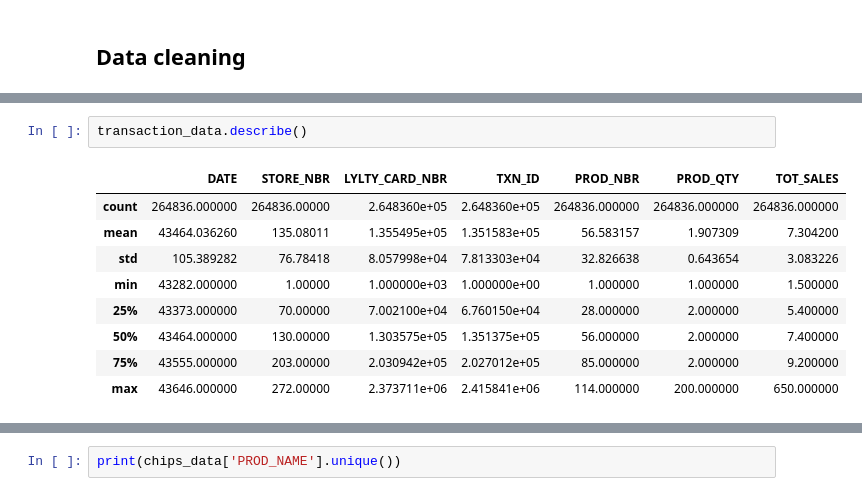
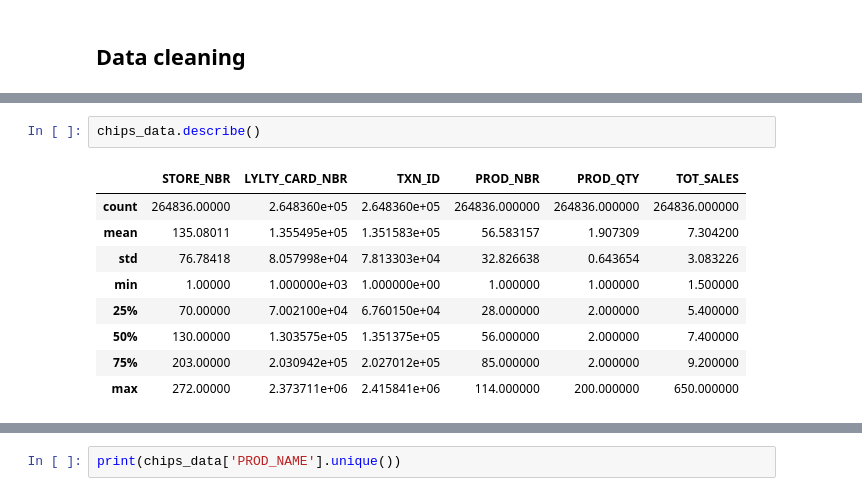
Before and after one commit to JoshyB14/Quantium_Data_Analytics_Virtual_Internship, a Jupyter notebook: Quantium_task1.ipynb, the cells around one changed output, grey strips where cells are left out. Saved outputs shown, nothing was run; the diff lists cells and outputs as text.

```diff
--- a/Quantium_task1.ipynb
+++ b/Quantium_task1.ipynb
@@ -127,14 +127,14 @@ chips_data.head()
 | 3 | 2018-08-17 | 2 | 2373 | 974 | 69 | Smiths Chip Thinly S/Cream&Onion ... | 5 | 15.0 | MIDAGE SINGLES/COUPLES | ... |
 | 4 | 2018-08-18 | 2 | 2426 | 1038 | 108 | Kettle Tortilla ChpsHny&Jlpno Chi... | 3 | 13.8 | MIDAGE SINGLES/COUPLES | ... |
 # %%
-transaction_data.describe()
+chips_data.describe()
 # %% [output]
-|  | DATE | STORE_NBR | LYLTY_CARD_NBR | TXN_ID | PROD_NBR | PROD_QTY | TOT_SALES |
-| count | 264836.000000 | 264836.00000 | 2.648360e+05 | 2.648360e+05 | 264836.000000 | 264836.000000 | 264836.000000 |
-| mean | 43464.036260 | 135.08011 | 1.355495e+05 | 1.351583e+05 | 56.583157 | 1.907309 | 7.304200 |
-| std | 105.389282 | 76.78418 | 8.057998e+04 | 7.813303e+04 | 32.826638 | 0.643654 | 3.083226 |
-| min | 43282.000000 | 1.00000 | 1.000000e+03 | 1.000000e+00 | 1.000000 | 1.000000 | 1.500000 |
-| 25% | 43373.000000 | 70.00000 | 7.002100e+04 | 6.760150e+04 | 28.000000 | 2.000000 | 5.400000 |
-| 50% | 43464.000000 | 130.00000 | 1.303575e+05 | 1.351375e+05 | 56.000000 | 2.000000 | 7.400000 |
-| 75% | 43555.000000 | 203.00000 | 2.030942e+05 | 2.027012e+05 | 85.000000 | 2.000000 | 9.200000 |
-| max | 43646.000000 | 272.00000 | 2.373711e+06 | 2.415841e+06 | 114.000000 | 200.000000 | 650.000000 |
+|  | STORE_NBR | LYLTY_CARD_NBR | TXN_ID | PROD_NBR | PROD_QTY | TOT_SALES |
+| count | 264836.00000 | 2.648360e+05 | 2.648360e+05 | 264836.000000 | 264836.000000 | 264836.000000 |
+| mean | 135.08011 | 1.355495e+05 | 1.351583e+05 | 56.583157 | 1.907309 | 7.304200 |
+| std | 76.78418 | 8.057998e+04 | 7.813303e+04 | 32.826638 | 0.643654 | 3.083226 |
+| min | 1.00000 | 1.000000e+03 | 1.000000e+00 | 1.000000 | 1.000000 | 1.500000 |
+| 25% | 70.00000 | 7.002100e+04 | 6.760150e+04 | 28.000000 | 2.000000 | 5.400000 |
+| 50% | 130.00000 | 1.303575e+05 | 1.351375e+05 | 56.000000 | 2.000000 | 7.400000 |
+| 75% | 203.00000 | 2.030942e+05 | 2.027012e+05 | 85.000000 | 2.000000 | 9.200000 |
+| max | 272.00000 | 2.373711e+06 | 2.415841e+06 | 114.000000 | 200.000000 | 650.000000 |
```
Also changed, not shown: parts of 16 cells of this notebook.
